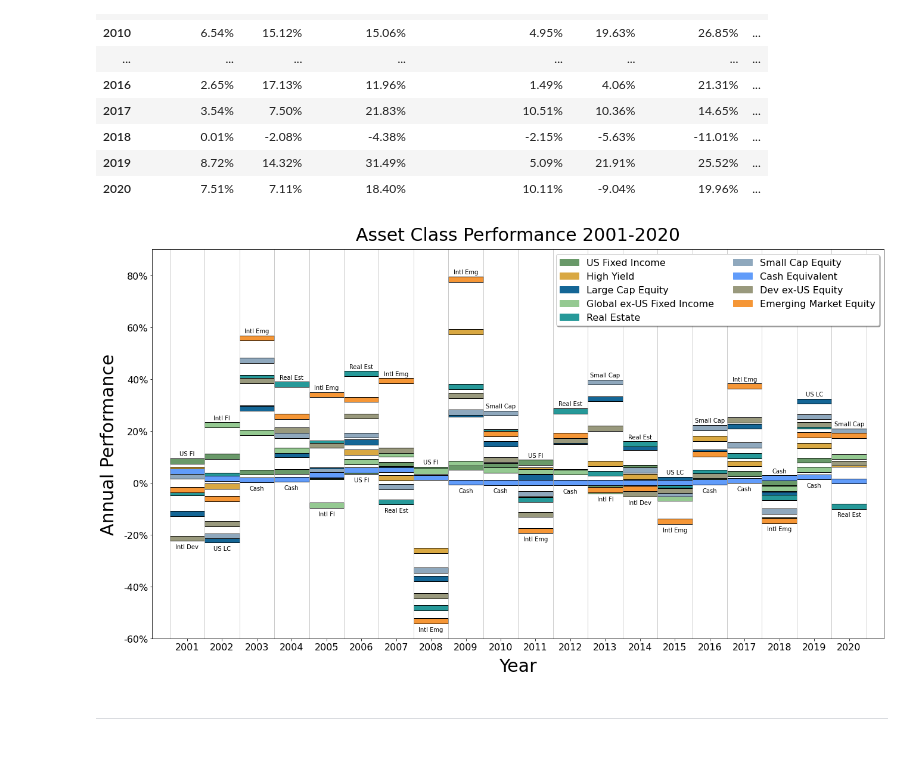
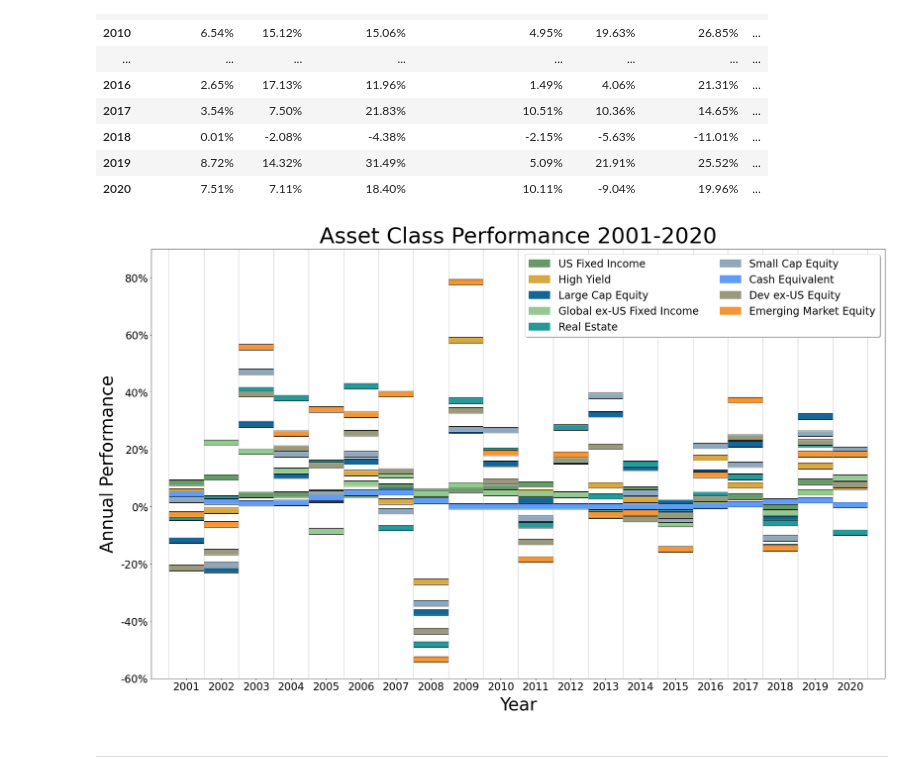
Before and after one commit to jsprag/Callan-Chart, a Jupyter notebook: Callan_Chart.ipynb, the cells around one changed output. Saved outputs shown, nothing was run; the diff lists cells and outputs as text; code cells hidden in the pictures; blank space fills up the shorter version.

```diff
--- a/Callan_Chart.ipynb
+++ b/Callan_Chart.ipynb
@@ -64,6 +64,14 @@ abbrevs = {
     'Dev ex-US Equity': 'Intl Dev',
     'Emerging Market Equity': 'Intl Emg'
 }
+# %%
+# common plot parameters
+plot_size = (30, 18)
+tick_size = 24
+axes_size = 40
+title_size= 50
+legend_size = 24
+suptitle_size = 30
 # %%
 def draw_box(year, pct, height, facecolor, edgecolor, alpha=1.0):
     '''helper function to create matplotlib rectangle'''
@@ -100,10 +108,10 @@ mini_lines = False
 mini_line_weight = 0.5
 
 #toggle min/max labels
-min_max = True
+min_max = False
 # %%
 # create plot
-fig, ax = plt.subplots(figsize=(22,12))
+fig, ax = plt.subplots(figsize=plot_size)
 
 # set plot limits
 plt.xlim([plt_x_min, plt_x_max])
@@ -128,41 +136,41 @@ for i in df.index:
         if min_max:
             if val == df.max(axis=1)[i]:
                 ax.text(x=i, y=val+2, s=abbrevs[c], ha='center')
             if val == df.min(axis=1)[i]:
                 plt.text(x=i, y=val-4, s=abbrevs[c], ha='center')
 
 # plot with custom line colors
 if mini_lines:
     for c in df.columns:
         plt.plot(df[c], color=colors[c], linewidth=mini_line_weight)
 
 # create legend entries
 legend = []
 for c in df.columns:
     legend.append(mpatches.Patch(color=colors[c], label=c))
 
 # draw legend
-plt.legend(handles=legend, ncol=2, loc=1, framealpha=1, shadow=0.5, fontsize=16)
+plt.legend(handles=legend, ncol=2, loc=1, framealpha=1, shadow=0.5, fontsize=legend_size)
 
 # set axis ticks
 ax.set_xticks(df.index)
-plt.xticks(fontsize=16)
-plt.yticks(fontsize=16)
+plt.xticks(fontsize=tick_size)
+plt.yticks(fontsize=tick_size)
 plt.gca().yaxis.set_major_formatter(plt.matplotlib.ticker.StrMethodFormatter('{x:,.0f}%'))
 
 # label axes and title
-ax.set_xlabel('Year', fontsize=30, labelpad=10)
-ax.set_ylabel('Annual Performance', fontsize=30, labelpad=10)
-ax.set_title('Asset Class Performance 2001-2020', fontsize=30, pad=15)
+ax.set_xlabel('Year', fontsize=axes_size, labelpad=10)
+ax.set_ylabel('Annual Performance', fontsize=axes_size, labelpad=10)
+ax.set_title('Asset Class Performance 2001-2020', fontsize=title_size, pad=15)
 
 # display plot
 plt.show()
 
 line_name = '_lines' if mini_lines else ''
 minmax_name = '_minmax' if min_max else ''
-ax.figure.savefig(f"callan_chart{line_name}{minmax_name}.png")
+ax.figure.savefig(f"./images/callan_chart{line_name}{minmax_name}.png")
 # %% [output]
-[figure, old version]
+[figure, new version]
 # %% [markdown]
 ***
 # %% [markdown]
```
Also changed, not shown: parts of 2 cells of this notebook, 13 other files.
